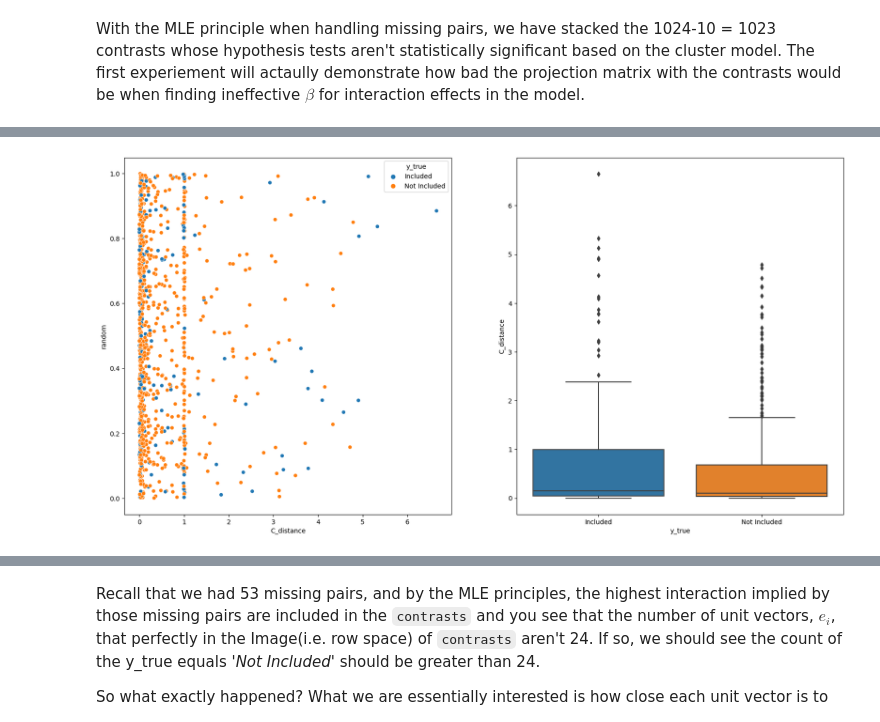
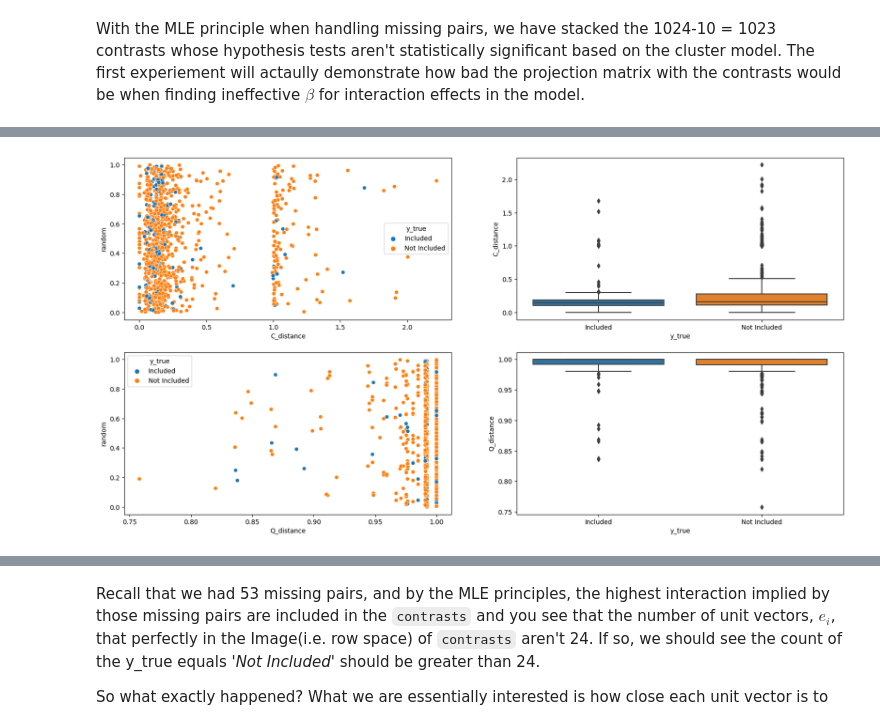
Before and after one commit to leeparkuky/Dissertation, a Jupyter notebook: 5. Barcode Scanner.ipynb, the cells around one changed output, grey strips where cells are left out. Saved outputs shown, nothing was run; the diff lists cells and outputs as text; code cells hidden in the pictures.

```diff
--- a/5. Barcode Scanner.ipynb
+++ b/5. Barcode Scanner.ipynb
@@ -173,0 +180,6 @@ NC_proj = norm_contrasts.T @ norm_contrasts
+# %%
+PARAM = q[:,1014:]
+P_p = PARAM@PARAM.T
+# %%
+identity_csc = identity(2**10) # defining identity matrix
+VI =  (identity_csc - P_p)
@@ -173,0 +190,5 @@ NC_proj = norm_contrasts.T @ norm_contrasts
+# %%
+Q_distance = []
+for i in range(2**10):
+    res = identity_csc.getcol(i).T @ VI @ identity_csc.getcol(i)
+    Q_distance.append(res[0,0])
@@ -198,4 +233,4 @@ for var_name in index_list:
     except:
         y_true.append("Not Included")
 # %%
-df = pd.DataFrame(zip(y_true, C_distance, np.random.rand(2**10)), columns = ['y_true','C_distance','random'])
+df = pd.DataFrame(zip(y_true, C_distance, Q_distance, np.random.rand(2**10)), columns = ['y_true','C_distance','Q_distance','random'])
@@ -202,10 +242,14 @@ df = pd.DataFrame(zip(y_true, C_distance, np.random.rand(2**10)), columns = ['y_
 # %%
-fig, ax = plt.subplots(1, 2, figsize = (20, 10))
-sns.scatterplot(data = df, x = 'C_distance', y = 'random', hue = 'y_true', ax = ax[0])
-sns.boxplot(data = df, x = 'y_true', y = 'C_distance', ax = ax[1])
+fig, ax = plt.subplots(2, 2, figsize = (20, 10))
+sns.scatterplot(data = df, x = 'C_distance', y = 'random', hue = 'y_true', ax = ax[0, 0])
+sns.boxplot(data = df, x = 'y_true', y = 'C_distance', ax = ax[0, 1])
+sns.scatterplot(data = df.iloc[1:,:], x = 'Q_distance', y = 'random', hue = 'y_true', ax = ax[1, 0])
+sns.boxplot(data = df.iloc[1:,:], x = 'y_true', y = 'Q_distance', ax = ax[1, 1])
+
+
 plt.show()
 # %% [output]
-[figure, old version]
+[figure, new version]
 # %%
 scanner.num_missing_pairs # number of missing pairs
 # %% [output]
```
Also changed, not shown: parts of 25 cells of this notebook.
